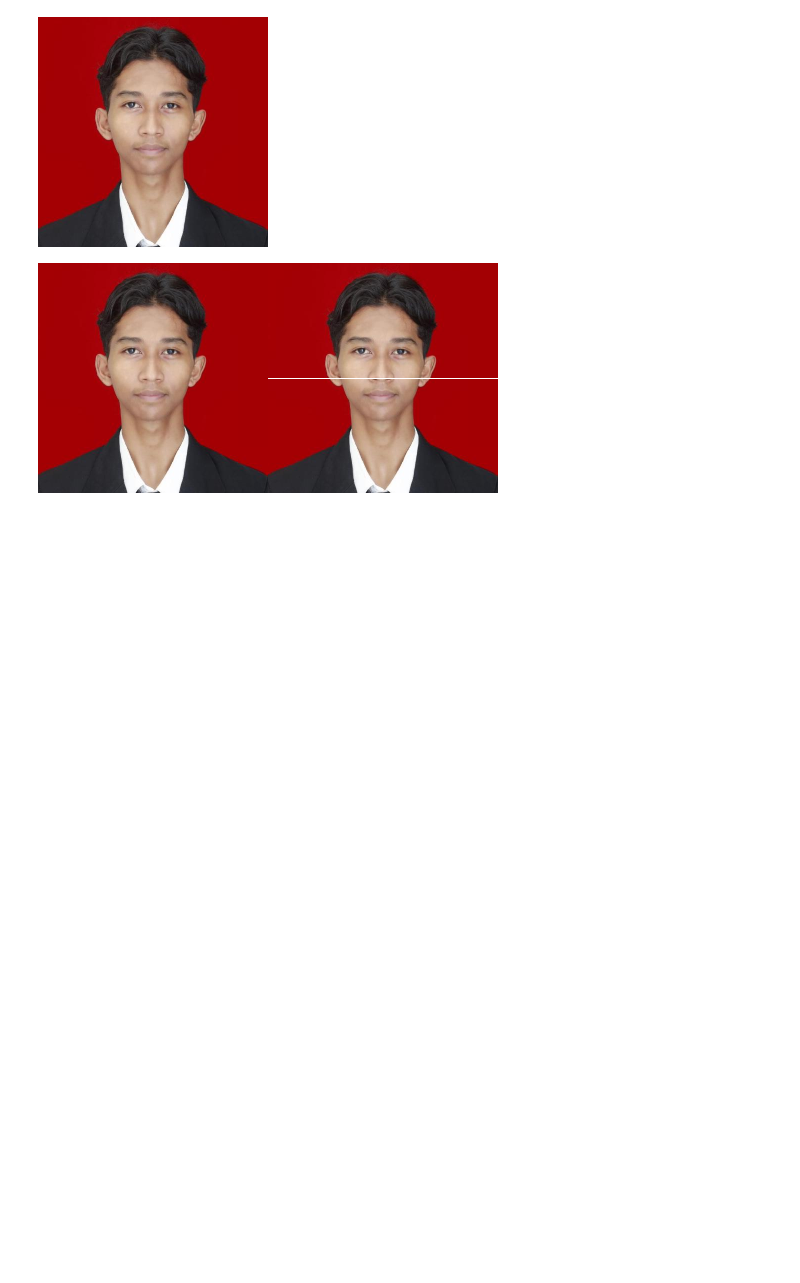
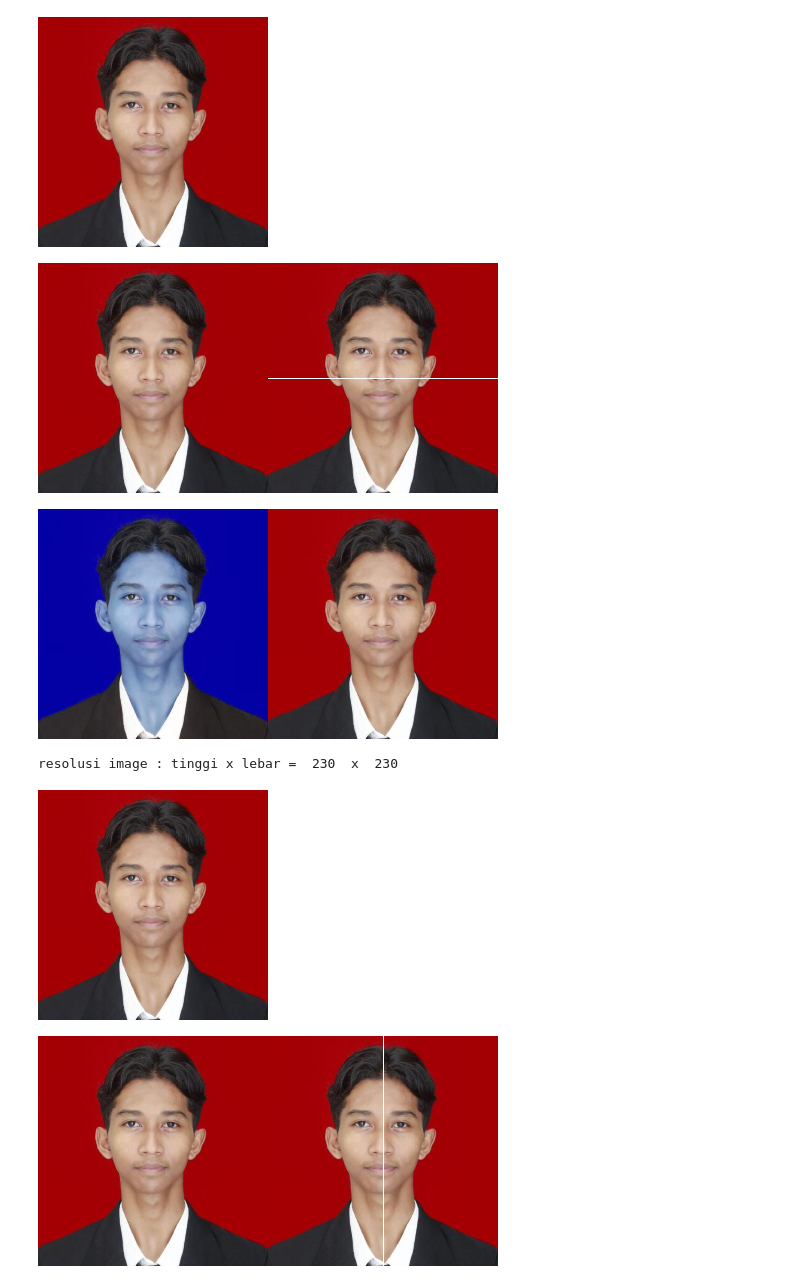
Before and after one commit to AlvinAditiya117/PCVK25_3F_04, a Jupyter notebook: Week1_04.ipynb, the cells around one changed output. Drawn from its saved outputs; the diff is of its cells as text; code cells hidden in the pictures; blank space fills up the shorter version.

Commit message:
Tugas Praktikum D2 Garis Vertikal

```diff
--- a/Week1_04.ipynb
+++ b/Week1_04.ipynb
@@ -60,3 +60,55 @@ resolusi image : tinggi x lebar =  286  x  400
 resolusi image : tinggi x lebar =  230  x  230
 [figure]
 [figure]
+# %%
+#Tugas Praktikum D2
+
+#langkah 1
+
+import numpy as np
+import pandas as pd
+import cv2 as cv
+from google.colab.patches import cv2_imshow # For image display
+from skimage import io
+from skimage import transform
+from PIL import Image
+import matplotlib.pyplot as plt
+
+#langkah 2
+
+# Membuat list untuk menyimpan url dari beberapa image
+urls = ["https://avatars.githubusercontent.com/u/144310513?v=4&size=800"]
+
+# Baca dan tampilkan image
+# Loop pada tiap url image, beberapa image dapat disimpan pada list
+for url in urls:
+    image = io.imread(url)                               # read image
+    image = cv.resize(image, (0, 0), fx=0.5, fy=0.5)     # resize image to half size
+    image_2 = cv.cvtColor(image, cv.COLOR_BGR2RGB)       # convert color to RGB
+    final_frame = cv.hconcat((image, image_2))           # concatenate image
+    cv2_imshow(final_frame)                              # show image
+    print('\n')
+
+  # langkah 3
+
+    tinggi = image_2.shape[0]
+    lebar = image_2.shape[1]
+    print("resolusi image : tinggi x lebar = ",tinggi," x ",lebar)
+    cv2_imshow(image_2)
+
+  # Langkah 4
+
+    image_2 = cv.cvtColor(image, cv.COLOR_BGR2RGB)
+    image_3 = cv.cvtColor(image, cv.COLOR_BGR2RGB)
+
+    # Membuat garis horizontal di tengah image
+    for x in range(lebar):
+      image_3[x, int(tinggi/2)] = [255, 255, 255]
+
+    final_frame = cv.hconcat((image_2, image_3))
+    cv2_imshow(final_frame)
+# %% [output]
+[figure, added]
+resolusi image : tinggi x lebar =  230  x  230
+[figure, added]
+[figure, added]
```
